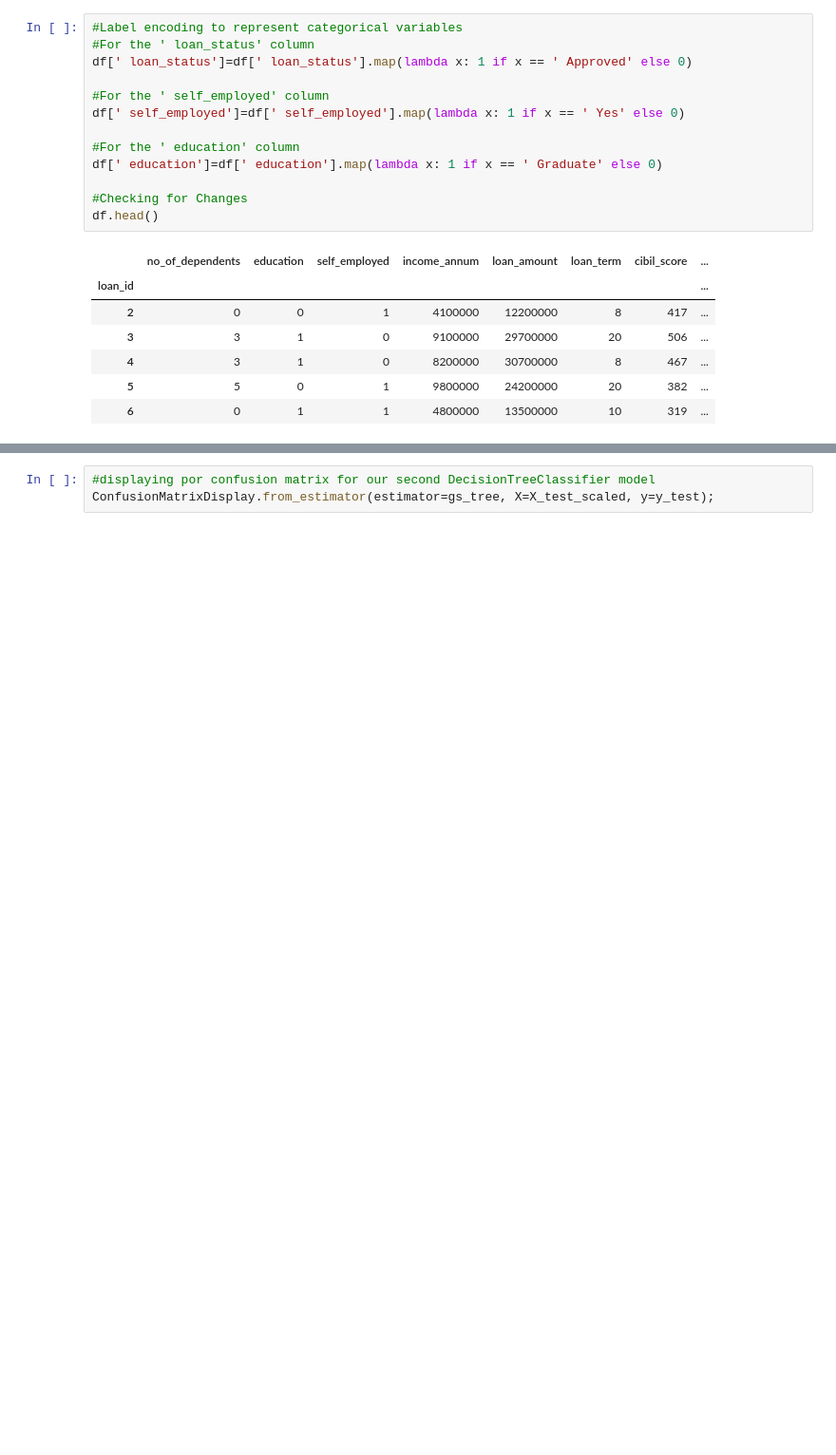
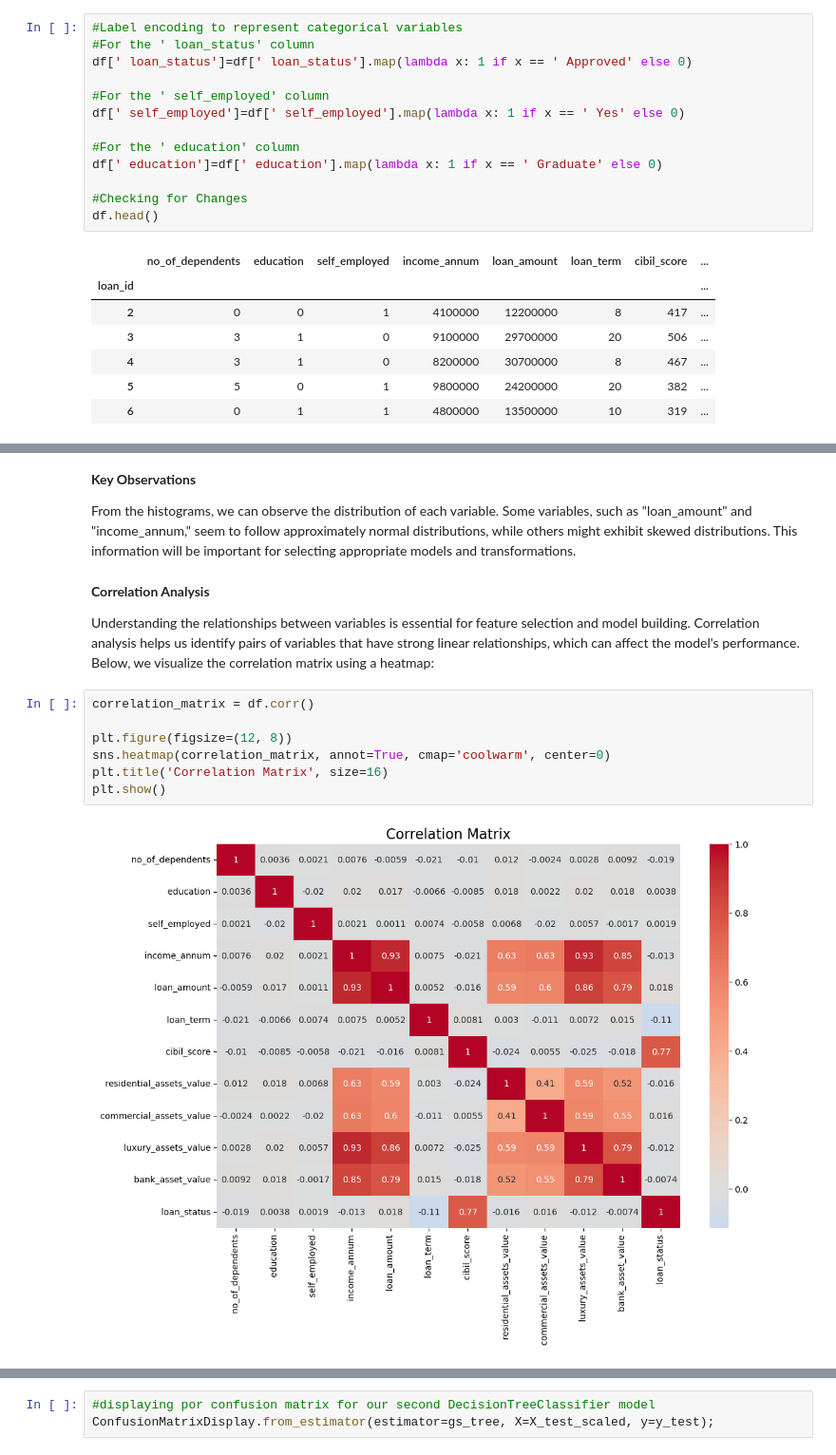
Before and after one commit to mauricenjogu/loan_approval, a Jupyter notebook: index.ipynb, the cells around one changed output, grey strips where cells are left out. Shown: that part at 95% size. Saved outputs shown, nothing was run; the diff lists cells and outputs as text; blank space fills up the shorter version.

```diff
--- a/index.ipynb
+++ b/index.ipynb
@@ -343,0 +370,17 @@ plt.show() # displays distribution
+# %% [markdown]
+**Key Observations**
+
+From the histograms, we can observe the distribution of each variable. Some variables, such as "loan_amount" and "income_annum," seem to follow approximately normal distributions, while others might exhibit skewed distributions. This information will be important for selecting appropriate models and transformations.
+# %% [markdown]
+**Correlation Analysis**
+
+Understanding the relationships between variables is essential for feature selection and model building. Correlation analysis helps us identify pairs of variables that have strong linear relationships, which can affect the model's performance. Below, we visualize the correlation matrix using a heatmap:
+# %%
+correlation_matrix = df.corr()
+
+plt.figure(figsize=(12, 8))
+sns.heatmap(correlation_matrix, annot=True, cmap='coolwarm', center=0)
+plt.title('Correlation Matrix', size=16)
+plt.show()
+# %% [output]
+[figure, added]
```
Also changed, not shown: parts of 67 cells of this notebook, 1 other file.
